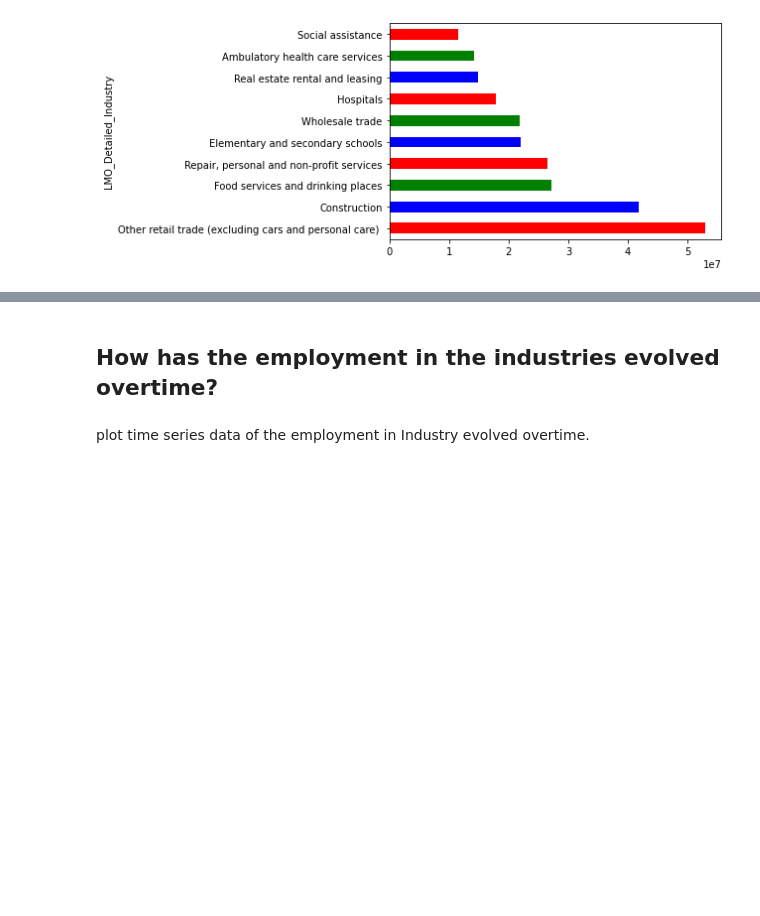
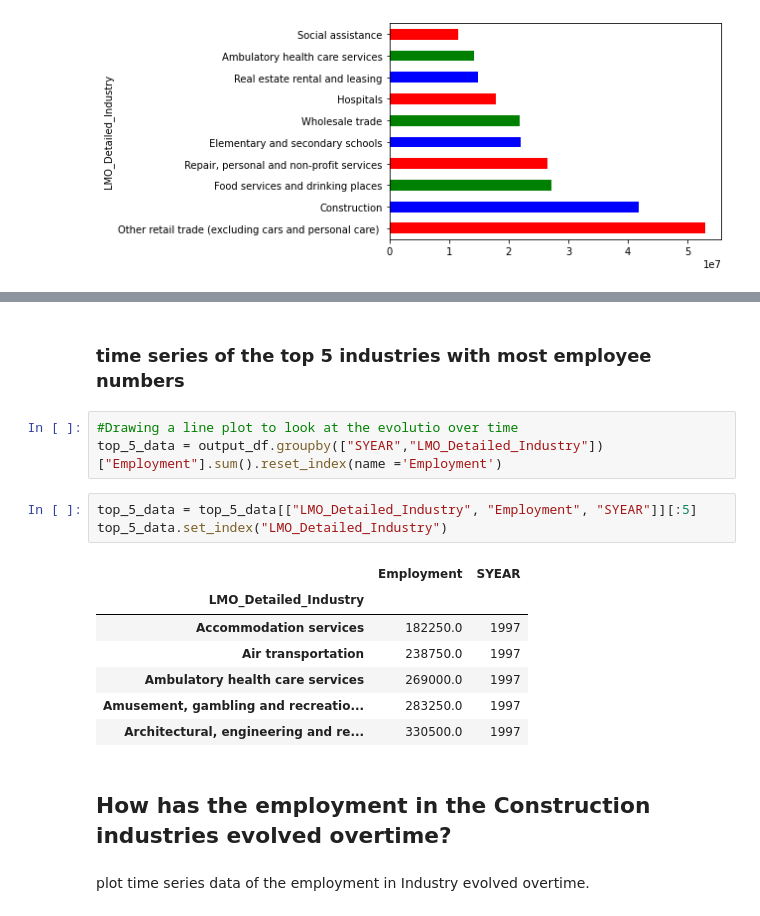
Before and after one commit to geehaad/Time-Series-Analysis-of-NAICS, a Jupyter notebook: Time Series Analysis of NAICS.ipynb, the cells around one changed output, grey strips where cells are left out. Cells and saved outputs as stored; diff of their text form; blank space fills up the shorter version.

```diff
--- a/Time Series Analysis of NAICS.ipynb
+++ b/Time Series Analysis of NAICS.ipynb
@@ -440,4 +426,20 @@ month_wise_emp.head()
+# %% [markdown]
+### time series of the top 5 industries with most employee numbers
+# %%
+#Drawing a line plot to look at the evolutio over time
+top_5_data = output_df.groupby(["SYEAR","LMO_Detailed_Industry"])["Employment"].sum().reset_index(name ='Employment')
+# %%
+top_5_data = top_5_data[["LMO_Detailed_Industry", "Employment", "SYEAR"]][:5]
+top_5_data.set_index("LMO_Detailed_Industry")
+# %% [output]
+|  | Employment | SYEAR |
+| LMO_Detailed_Industry |  |  |
+| Accommodation services | 182250.0 | 1997 |
+| Air transportation | 238750.0 | 1997 |
+| Ambulatory health care services | 269000.0 | 1997 |
+| Amusement, gambling and recreatio... | 283250.0 | 1997 |
+| Architectural, engineering and re... | 330500.0 | 1997 |
 # %% [markdown]
-## How has the employment in the industries evolved overtime?
+## How has the employment in the Construction industries evolved overtime?
 # %% [markdown]
 plot time series data of the employment in Industry evolved overtime.
```
Also changed, not shown: parts of 16 cells of this notebook.
